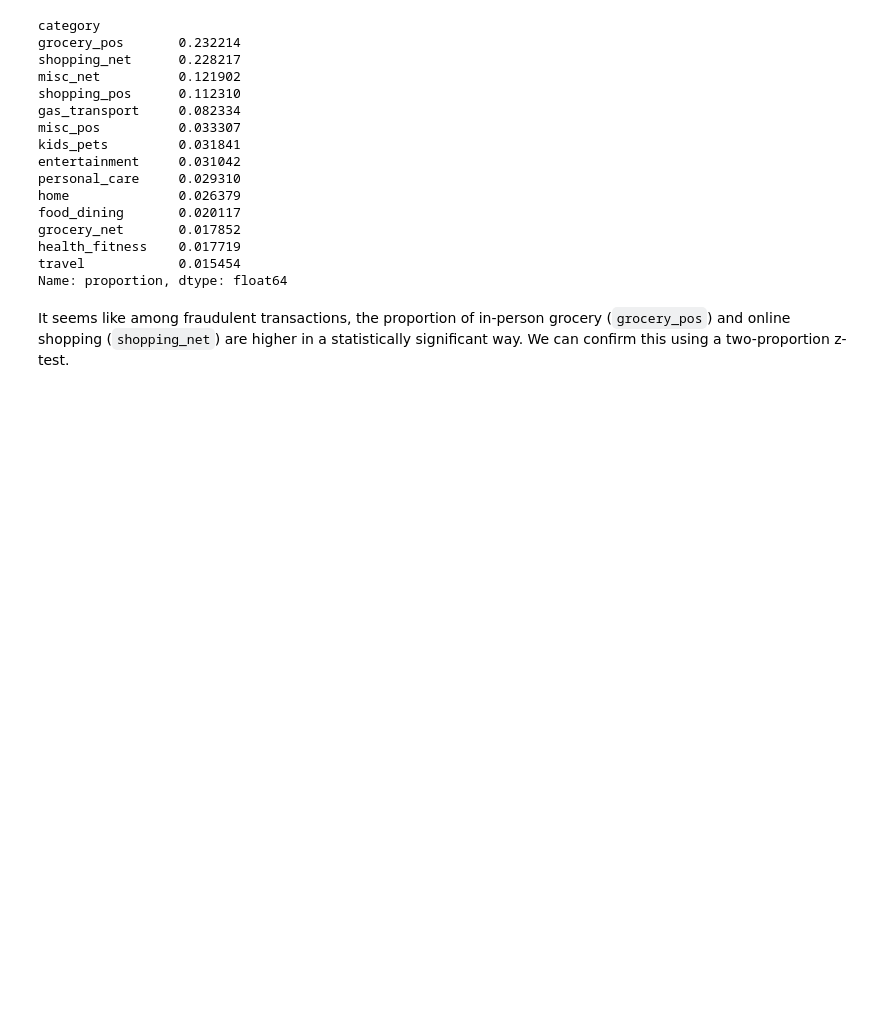
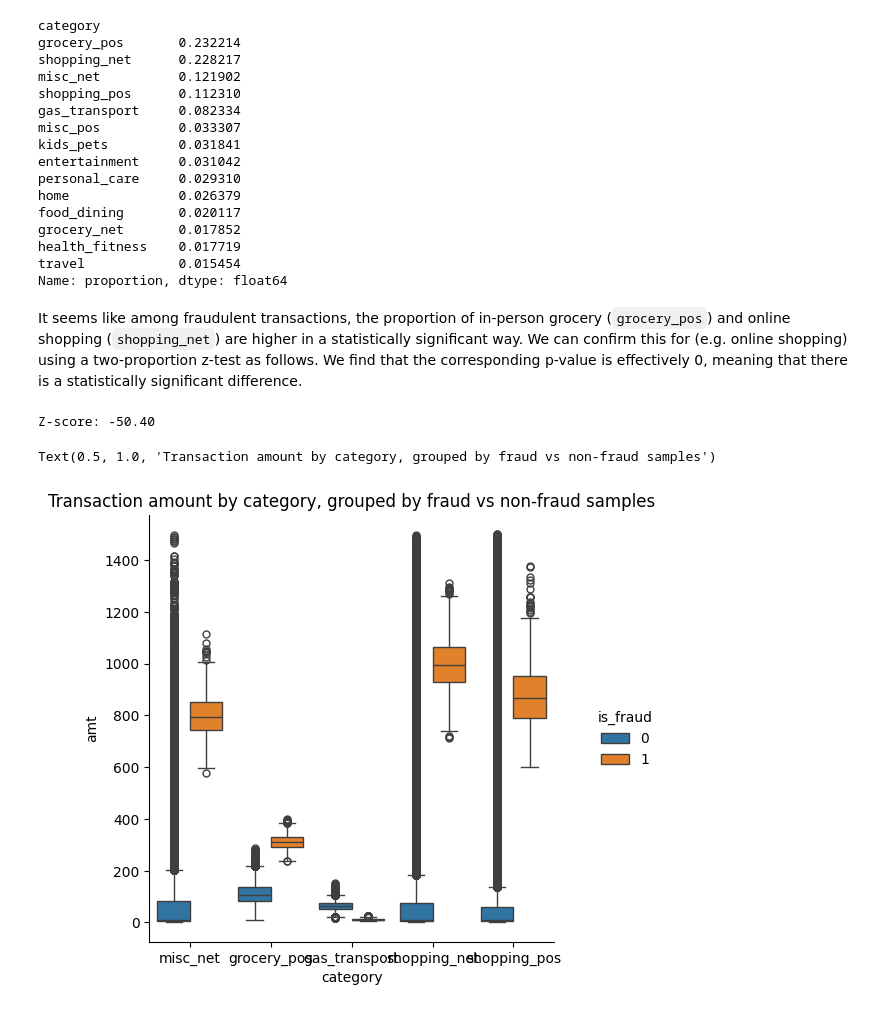
Before and after one commit to madtheorist/credit-fraud-api, a Jupyter notebook: eda.ipynb, the cells around one changed output. Drawn from its saved outputs; the diff is of its cells as text; code cells hidden in the pictures; blank space fills up the shorter version.

````diff
--- a/eda.ipynb
+++ b/eda.ipynb
@@ -35,7 +45,12 @@ is_fraud
 1    0.005789
 Name: proportion, dtype: float64
 # %%
-# Split into fraud and non-fraud cases
+# Convert datetime string to datetime format
+# Extract relevant quantities such as the hour and weekday of the transaction
+# Engineer new features such as time since last transaction
+df = create_timestamp_columns(df)
+#
+# Split into fraud and non-fraud cases for analysis
 df_normal = df.loc[df['is_fraud']==0]
 df_fraud = df.loc[df['is_fraud']==1]
 # %% [markdown]
@@ -125,4 +142,36 @@ health_fitness    0.017719
 travel            0.015454
 Name: proportion, dtype: float64
 # %% [markdown]
-It seems like among fraudulent transactions, the proportion of in-person grocery (```grocery_pos```) and online shopping (```shopping_net```) are higher in a statistically significant way. We can confirm this using a two-proportion z-test.
+It seems like among fraudulent transactions, the proportion of in-person grocery (```grocery_pos```) and online shopping (```shopping_net```) are higher in a statistically significant way. We can confirm this for (e.g. online shopping) using a two-proportion z-test as follows. We find that the corresponding p-value is effectively 0, meaning that there is a statistically significant difference.
+# %%
+# null hypothesis (H_o): online shopping transactions not more likely for fraudulent than non-fraudulent transactions
+# Given data
+x1, n1 = len(df_normal[df_normal['category']=='shopping_net']), len(df_normal)  # Number of 'shopping_net' transactions and total transactions in non-fraudulent group
+x2, n2 = len(df_fraud[df_fraud['category']=='shopping_net']), len(df_fraud)  # Number of 'shopping_net' transactions and total transactions in fraudulent group
+
+# Compute proportions
+p1, p2 = x1 / n1, x2 / n2
+p_pooled = (x1 + x2) / (n1 + n2)
+
+# Compute standard error and z-score
+SE = np.sqrt(p_pooled * (1 - p_pooled) * (1/n1 + 1/n2))
+z_score = (p1 - p2) / SE
+
+print(f"Z-score: {z_score:.2f}")
+# the p value is effectively zero, so we reject the null hypothesis. There is a statistically significant difference.
+# %% [output]
+Z-score: -50.40
+# %%
+# isolate some categories that are more potentially prone to fraud
+high_risk_categories = ['grocery_pos', 'shopping_net', 'misc_net', 'shopping_pos', 'gas_transport']
+ax = sns.catplot(
+    data=df[(df['category'].isin(high_risk_categories)) & (df['amt'] < 1500)],
+    x='category',
+    y='amt',
+    hue='is_fraud',
+    kind='box'
+)
+plt.title('Transaction amount by category, grouped by fraud vs non-fraud samples')
+# %% [output]
+Text(0.5, 1.0, 'Transaction amount by category, grouped by fraud vs non-fraud samples')
+[figure, added]
````
Also changed, not shown: parts of 9 cells of this notebook, 2 other files.
